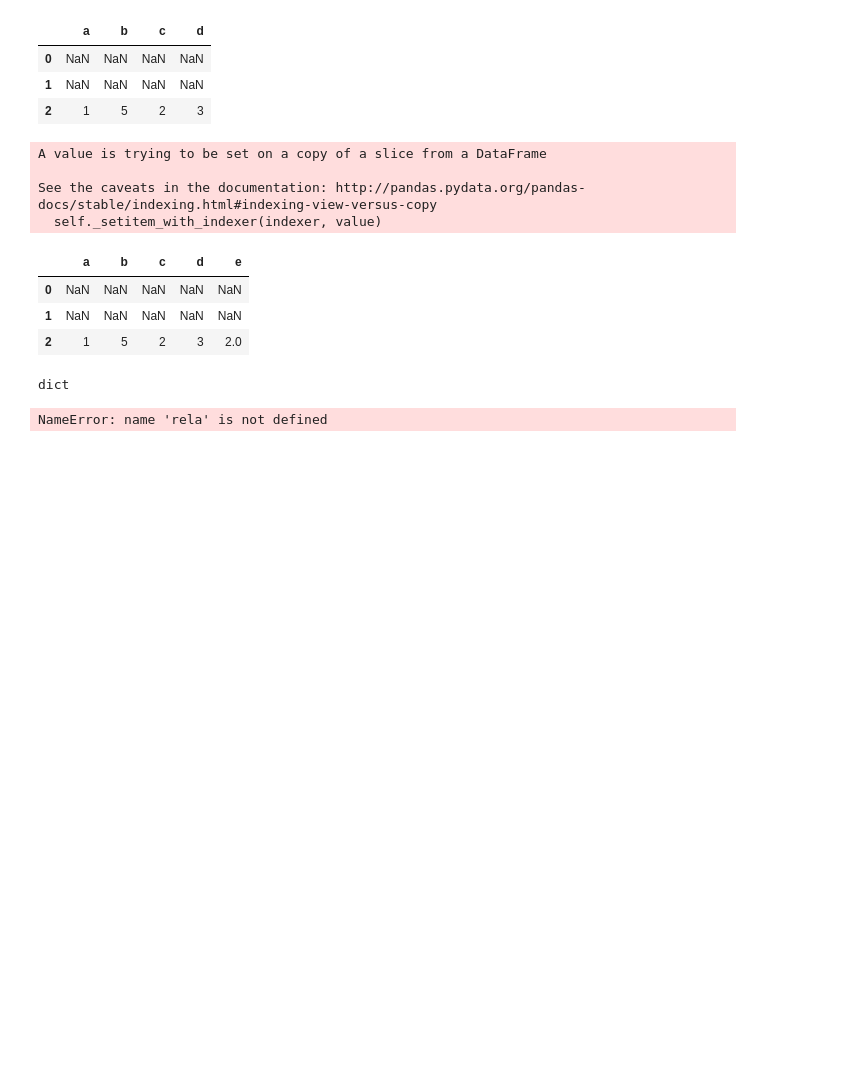
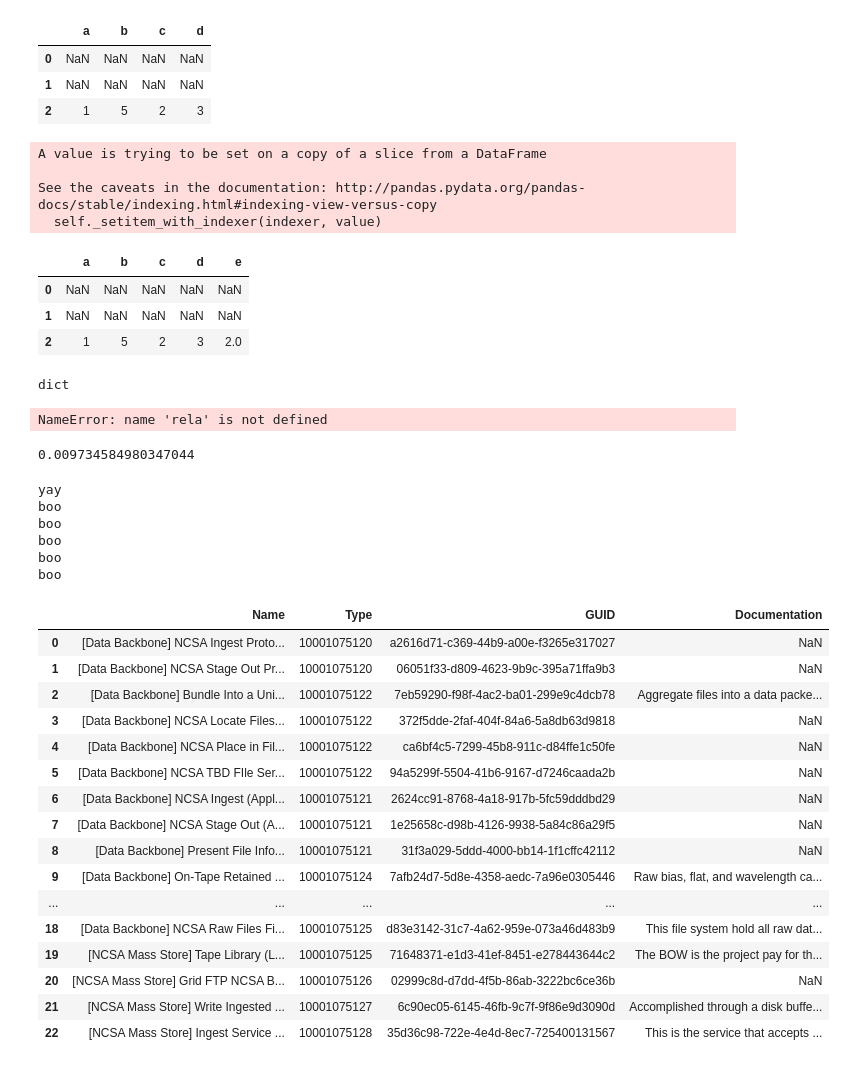
Before and after one commit to audreykoz/freshservice, a Jupyter notebook: csv2db.ipynb, the cells around one changed output. Saved outputs shown, nothing was run; the diff lists cells and outputs as text; code cells hidden in the pictures; blank space fills up the shorter version.

```diff
--- a/csv2db.ipynb
+++ b/csv2db.ipynb
@@ -824,0 +832,60 @@ if rela:
+# %%
+df["A"][0]
+# %% [output]
+0.009734584980347044
+# %%
+for bleh in df["A"]:
+    if bleh == np.float64("0.009734584980347044"):
+        print("yay")
+    else:
+        print("boo")
+# %% [output]
+yay
+boo
+boo
+boo
+boo
+boo
+# %%
+import pandas as pd
+csv_data = pd.read_csv("Archi_Exports/elements.csv")
+upload_data = pd.DataFrame(columns=["Name","Type","GUID","Documentation"])
+data_dict = {"ApplicationComponent":10001075119,
+                 "ApplicationInterface":10001075120,
+                 "ApplicationService":10001075121,
+                 "ApplicationProcess":10001075122,
+                 "Artifact":10001075124,
+                 "Node":10001075125,
+                 "TechnologyInterface":10001075126,
+                 "TechnologyProcess":10001075127,
+                 "TechnologyService":10001075128
+                 }
+names = [item for item in csv_data.Name]
+types = [data_dict[item] for item in csv_data.Type]
+guids = [item for item in csv_data.ID]
+documentation = [item for item in csv_data.Documentation]
+upload_data.Name = names
+upload_data['Name'].str.replace(r"\(.*\)","")
+upload_data.Type = types
+upload_data.GUID = guids
+upload_data.Documentation = documentation
+# %%
+upload_data
+# %% [output]
+|  | Name | Type | GUID | Documentation |
+| 0 | [Data Backbone] NCSA Ingest Proto... | 10001075120 | a2616d71-c369-44b9-a00e-f3265e317027 | NaN |
+| 1 | [Data Backbone] NCSA Stage Out Pr... | 10001075120 | 06051f33-d809-4623-9b9c-395a71ffa9b3 | NaN |
+| 2 | [Data Backbone] Bundle Into a Uni... | 10001075122 | 7eb59290-f98f-4ac2-ba01-299e9c4dcb78 | Aggregate files into a data packe... |
+| 3 | [Data Backbone] NCSA Locate Files... | 10001075122 | 372f5dde-2faf-404f-84a6-5a8db63d9818 | NaN |
+| 4 | [Data Backbone] NCSA Place in Fil... | 10001075122 | ca6bf4c5-7299-45b8-911c-d84ffe1c50fe | NaN |
+| 5 | [Data Backbone] NCSA TBD FIle Ser... | 10001075122 | 94a5299f-5504-41b6-9167-d7246caada2b | NaN |
+| 6 | [Data Backbone] NCSA Ingest (Appl... | 10001075121 | 2624cc91-8768-4a18-917b-5fc59dddbd29 | NaN |
+| 7 | [Data Backbone] NCSA Stage Out (A... | 10001075121 | 1e25658c-d98b-4126-9938-5a84c86a29f5 | NaN |
+| 8 | [Data Backbone] Present File Info... | 10001075121 | 31f3a029-5ddd-4000-bb14-1f1cffc42112 | NaN |
+| 9 | [Data Backbone] On-Tape Retained ... | 10001075124 | 7afb24d7-5d8e-4358-aedc-7a96e0305446 | Raw bias, flat, and wavelength ca... |
+| ... | ... | ... | ... | ... |
+| 18 | [Data Backbone] NCSA Raw Files Fi... | 10001075125 | d83e3142-31c7-4a62-959e-073a46d483b9 | This file system hold all raw dat... |
+| 19 | [NCSA Mass Store] Tape Library (L... | 10001075125 | 71648371-e1d3-41ef-8451-e278443644c2 | The BOW is the project pay for th... |
+| 20 | [NCSA Mass Store] Grid FTP NCSA B... | 10001075126 | 02999c8d-d7dd-4f5b-86ab-3222bc6ce36b | NaN |
+| 21 | [NCSA Mass Store] Write Ingested ... | 10001075127 | 6c90ec05-6145-46fb-9c7f-9f86e9d3090d | Accomplished through a disk buffe... |
+| 22 | [NCSA Mass Store] Ingest Service ... | 10001075128 | 35d36c98-722e-4e4d-8ec7-725400131567 | This is the service that accepts ... |
```
Also changed, not shown: parts of 2 cells of this notebook, 1 other file.
